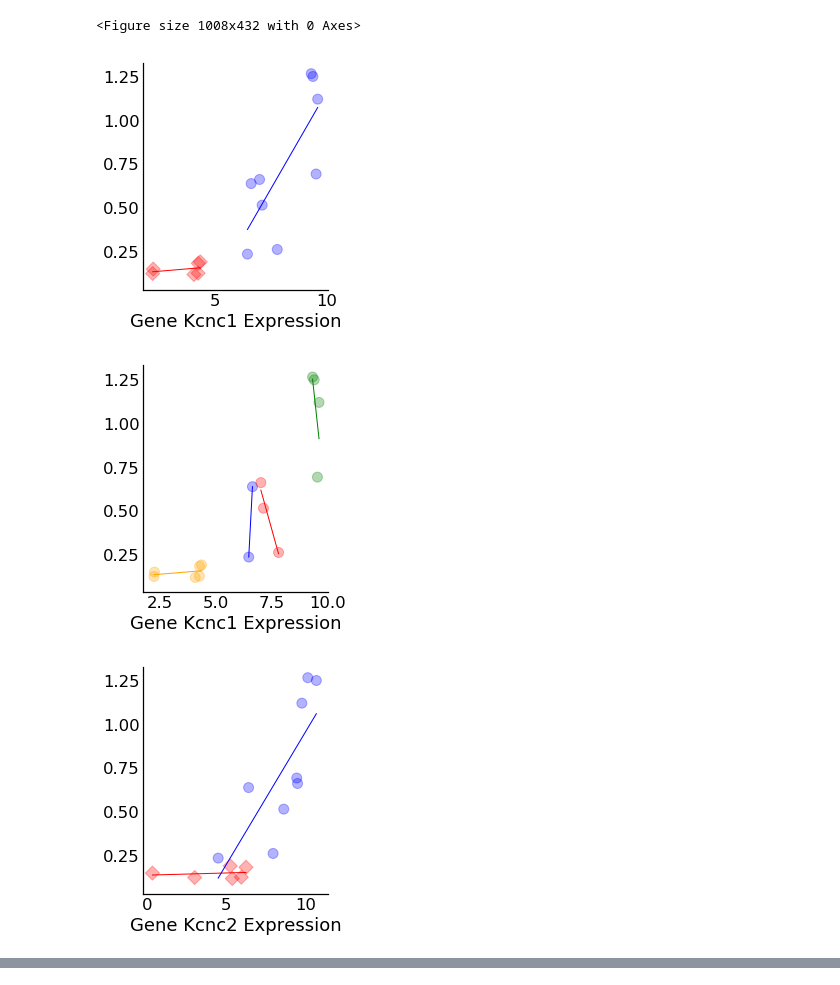
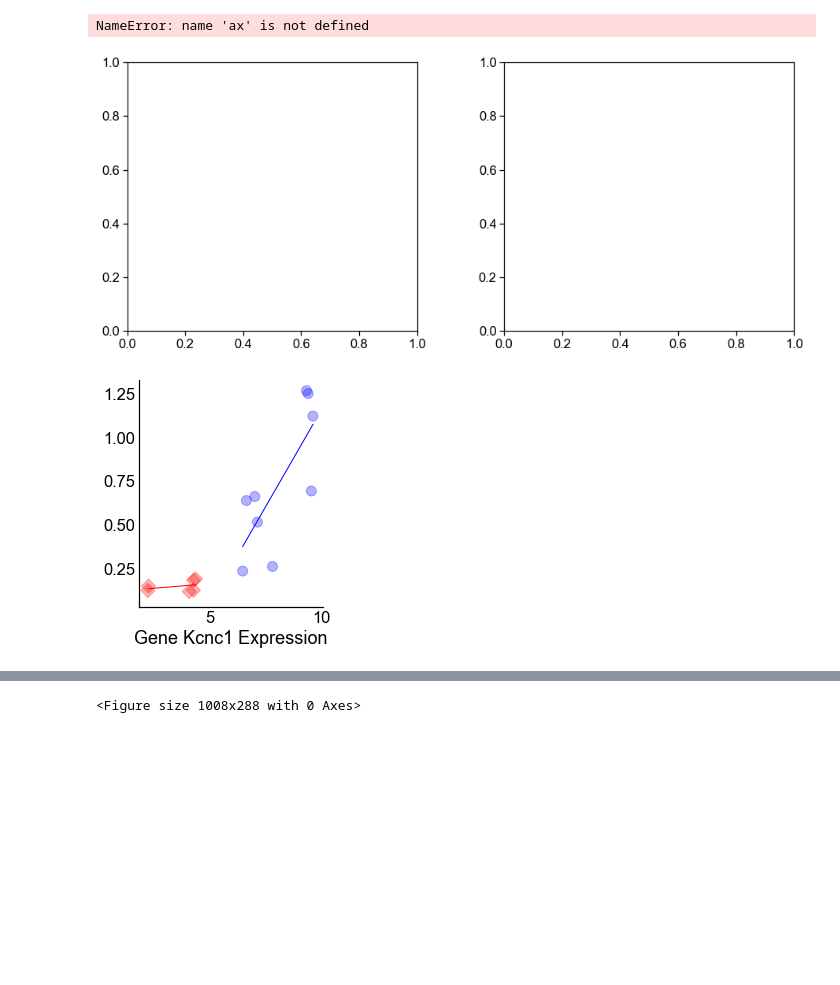
Before and after one commit to allen19981/Conductance_Parameter, a Jupyter notebook: Combining Graphs-Copy1.ipynb, the cells around one changed output, grey strips where cells are left out. Saved outputs shown, nothing was run; the diff lists cells and outputs as text; code cells hidden in the pictures; blank space fills up the shorter version.

Commit message:
making of figures, changes to combining graphs copy

```diff
--- a/Combining Graphs-Copy1.ipynb
+++ b/Combining Graphs-Copy1.ipynb
@@ -2,6 +2,15 @@
 import pandas as pd
 import matplotlib as mpl
 import matplotlib.pyplot as plt
+import matplotlib
+matplotlib.rcParams['pdf.fonttype'] = 42
+matplotlib.rcParams['ps.fonttype'] = 42
+matplotlib.rcParams['svg.fonttype'] = 'none'
+from matplotlib import rc
+#rc('font',**{'family':'sans-serif','sans-serif':['Helvetica']})
+rc('font',**{'family':'serif','serif':['Arial']})
+#rc('text', usetex=True)
+
 import seaborn as sns
 import json
 import math
@@ -600,11 +612,11 @@ def return_graph_conductance_exp_type(parameter_type, gene_symbol, df, xlabel, y
     nrows = 1
     fig = plt.figure(figsize = (14, 4))
 
-    grid = gridspec.GridSpec(nrows, ncols,
-                    left=0.1, bottom=0.15, right=0.94, top=0.94, wspace=0.3, hspace=0.3, width_ratios=[1,3])
+#     grid = gridspec.GridSpec(nrows, ncols,
+#                     left=0.1, bottom=0.15, right=0.94, top=0.94, wspace=0.3, hspace=0.3, width_ratios=[1,3])
 
 
-    ax = fig.add_subplot(grid[0, 0])
+#     ax = fig.add_subplot(grid[0, 0])
     ax.scatter(x_Htr, y_Htr, s = 100, alpha = 0.3, c = colors[:2], marker = 'o')
     ax.scatter(x_PV, y_PV, s = 100, alpha = 0.3, c = colors[2:6], marker = 'o')
     ax.scatter(x_Pyr, y_Pyr, s = 100, alpha = 0.3, c = colors[6:12], marker = 'o')
@@ -734,35 +746,34 @@ plt.show()
 # %%
 # SK and Kcnn2 family
 ncols = 2
 nrows = 1
 fig = plt.figure(figsize = (14, 6))
 plt.tight_layout()
 
 
-# grid = gridspec.GridSpec(nrows, ncols,
-#                 left=0.1, bottom=0.15, right=0.94, top=0.94, wspace=0.3, hspace=0.3)
+grid = gridspec.GridSpec(nrows, ncols,
+               left=0.1, bottom=0.15, right=0.94, top=0.94, wspace=0.3, hspace=0.3)
 
-# ax1 = fig.add_subplot(grid[0, 0])
+ax1 = fig.add_subplot(grid[0, 0])
 ax1 = return_graph_conductance_exp_inh('gbar_Kv3_1', 'Kcnc1', sep_layer_cre_parameter_df, 'Kcnc1 mRNA ($log_2$ CPM+1)', 'Kv3.1 Conductance (pS/$\mu m^2$)')
 #ax1.fig
-# ax2 = fig.add_subplot(grid[0, 1])
+ax2 = fig.add_subplot(grid[0, 1])
 ax2 = return_graph_conductance_exp_type('gbar_Kv3_1', 'Kcnc1', sep_layer_cre_parameter_df, 'Kcnc1 mRNA ($log_2$ CPM+1)', 'Kv3.1 Conductance (pS/$\mu m^2$)')
 
-ax3 = return_graph_conductance_exp_inh('gbar_Kv3_1', 'Kcnc2', sep_layer_cre_parameter_df, 'Kcnc2 mRNA ($log_2$ CPM+1)', 'Kv3.1 Conductance (pS/$\mu m^2$)')
-ax4 = return_graph_conductance_exp_type('gbar_Kv3_1', 'Kcnc2', sep_layer_cre_parameter_df, 'Kcnc2 mRNA ($log_2$ CPM+1)', 'Kv3.1 Conductance (pS/$\mu m^2$)')
+# ax3 = return_graph_conductance_exp_inh('gbar_Kv3_1', 'Kcnc2', sep_layer_cre_parameter_df, 'Kcnc2 mRNA ($log_2$ CPM+1)', 'Kv3.1 Conductance (pS/$\mu m^2$)')
+# ax4 = return_graph_conductance_exp_type('gbar_Kv3_1', 'Kcnc2', sep_layer_cre_parameter_df, 'Kcnc2 mRNA ($log_2$ CPM+1)', 'Kv3.1 Conductance (pS/$\mu m^2$)')
 
-ax3 = return_graph_conductance_exp_inh('gbar_K_T', 'Kcnd1', sep_layer_cre_parameter_df, 'Kcnd1 mRNA ($log_2$ CPM+1)', 'K_T Conductance (pS/$\mu m^2$)')
-ax4 = return_graph_conductance_exp_type('gbar_K_T', 'Kcnd1', sep_layer_cre_parameter_df, 'Kcnd1 mRNA ($log_2$ CPM+1)', 'K_T Conductance (pS/$\mu m^2$)')
+# ax3 = return_graph_conductance_exp_inh('gbar_K_T', 'Kcnd1', sep_layer_cre_parameter_df, 'Kcnd1 mRNA ($log_2$ CPM+1)', 'K_T Conductance (pS/$\mu m^2$)')
+# ax4 = return_graph_conductance_exp_type('gbar_K_T', 'Kcnd1', sep_layer_cre_parameter_df, 'Kcnd1 mRNA ($log_2$ CPM+1)', 'K_T Conductance (pS/$\mu m^2$)')
 
-ax3 = return_graph_conductance_exp_inh('gbar_SK', 'Kcnn2', sep_layer_cre_parameter_df, 'Kcnn2 mRNA ($log_2$ CPM+1)', 'SK Conductance (pS/$\mu m^2$)')
-ax4 = return_graph_conductance_exp_type('gbar_SK', 'Kcnn2', sep_layer_cre_parameter_df, 'Kcnn2 mRNA ($log_2$ CPM+1)', 'SK Conductance (pS/$\mu m^2$)')
+# ax3 = return_graph_conductance_exp_inh('gbar_SK', 'Kcnn2', sep_layer_cre_parameter_df, 'Kcnn2 mRNA ($log_2$ CPM+1)', 'SK Conductance (pS/$\mu m^2$)')
+# ax4 = return_graph_conductance_exp_type('gbar_SK', 'Kcnn2', sep_layer_cre_parameter_df, 'Kcnn2 mRNA ($log_2$ CPM+1)', 'SK Conductance (pS/$\mu m^2$)')
 
 # ax2.fig.gca()
 # plt.show()
 # return_graph_conductance_exp_inh('gbar_SK', 'Kcnn2', sep_layer_cre_parameter_df, 'Kcnn2 mRNA ($log_2$ CPM+1)', 'SK Conductance (pS/$\mu m^2$)')
 # return_graph_conductance_exp_type('gbar_SK', 'Kcnn2', sep_layer_cre_parameter_df, 'Kcnn2 mRNA ($log_2$ CPM+1)', 'SK Conductance (pS/$\mu m^2$)')
 # %% [output]
-<Figure size 1008x432 with 0 Axes>
+NameError: name 'ax' is not defined
-[figure, old version]
+[figure, new version]
-[figure, old version]
+[figure, new version]
-[figure, removed]
@@ -774,3 +780,4 @@ ax4 = return_graph_conductance_exp_type('gbar_SK', 'Kcnn2', sep_layer_cre_parame
+<Figure size 1008x288 with 0 Axes>
 # %%
 #Graphing scatterplot of conductance and transcriptomics
 def graph_conductance_exp_multiple(parameter_type, gene_symbols, df, xlabel, ylabel):
```
Also changed, not shown: parts of 8 cells of this notebook, 12 other files.
